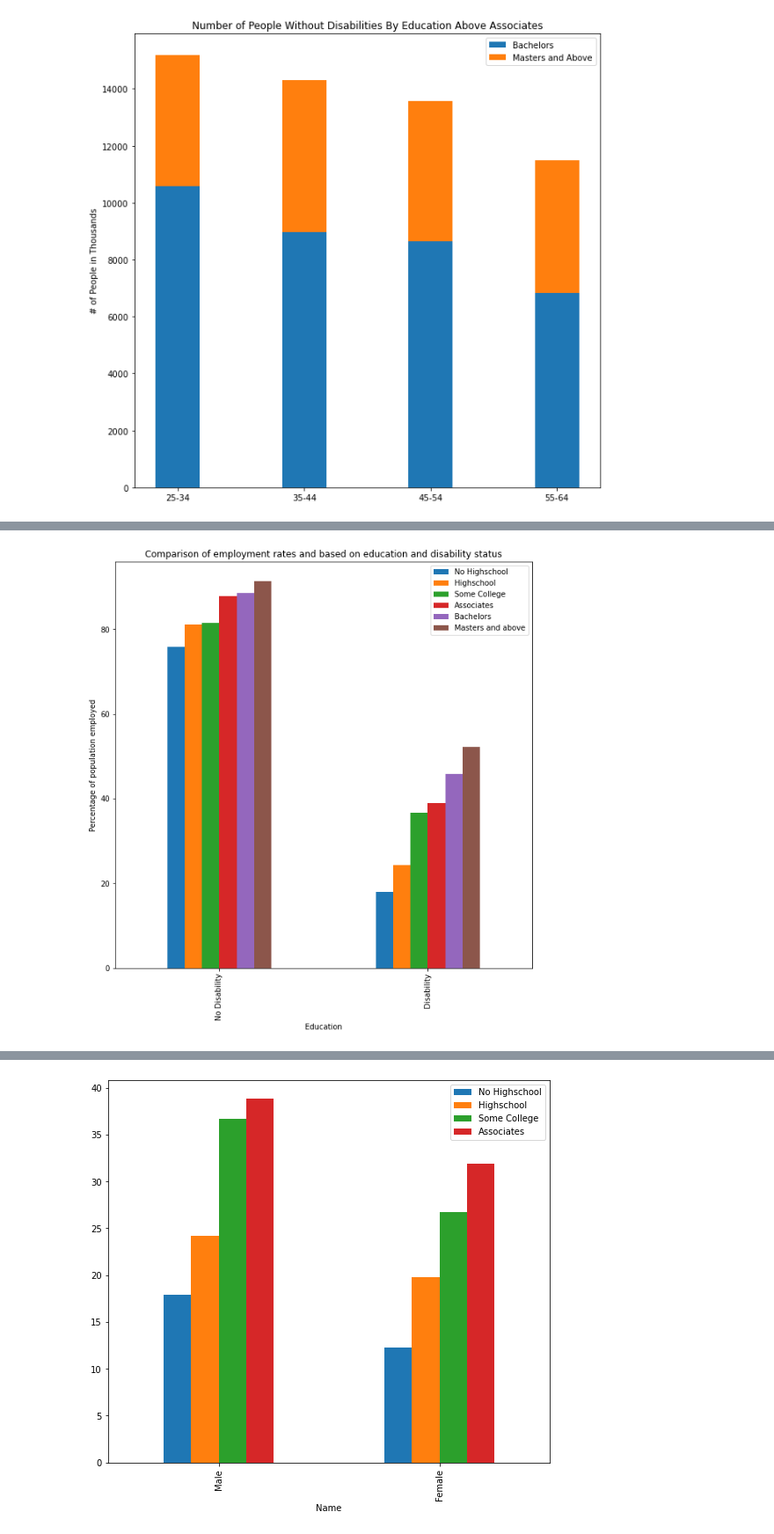
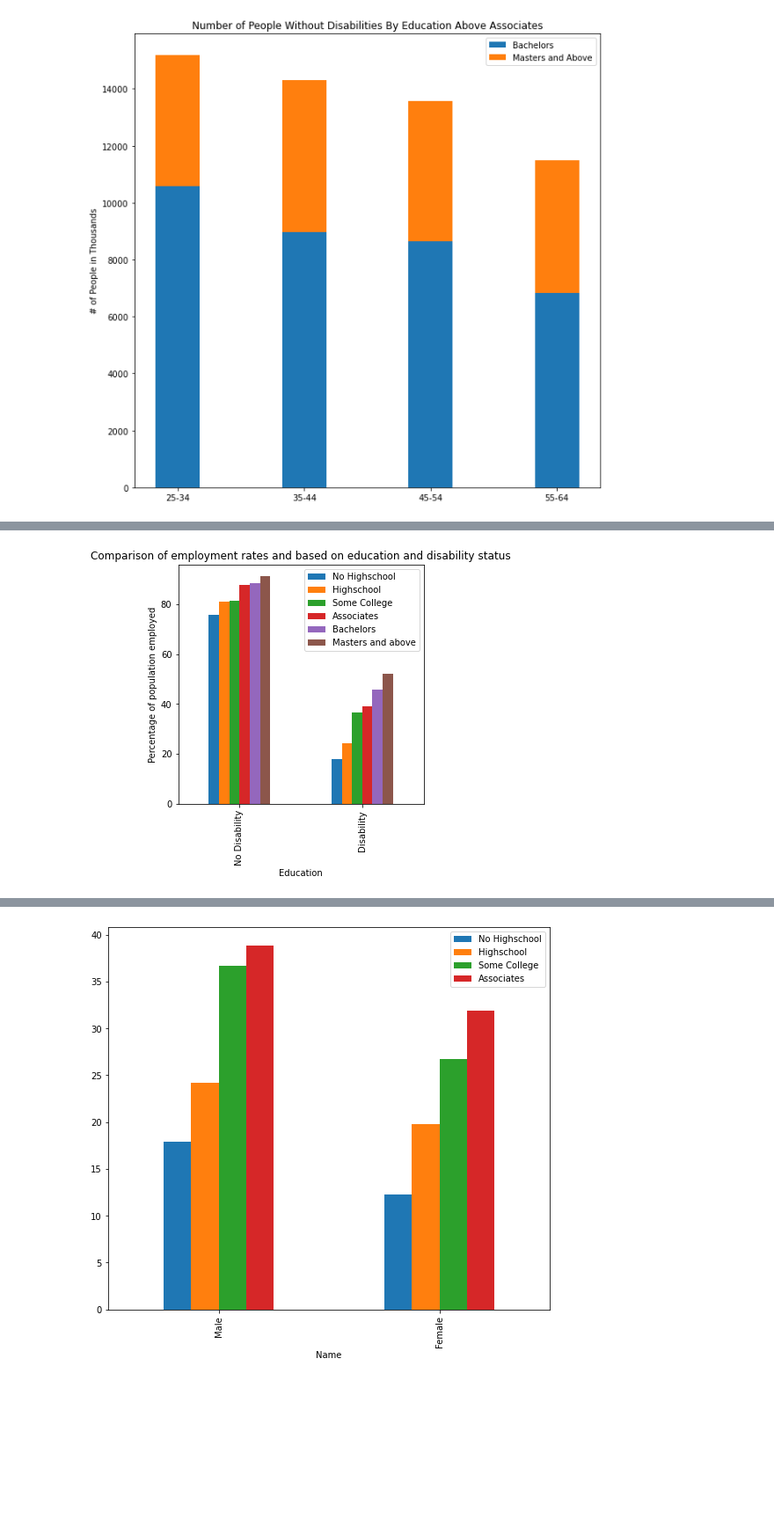
Before and after one commit to RaphaelAllusson/Disability-Research, a Jupyter notebook: Notebooks/analyzing_employment_and_education_data.ipynb, the cells around one changed output, grey strips where cells are left out. Shown: that part at 88% size. Drawn from its saved outputs; the diff is of its cells as text; code cells hidden in the pictures; blank space fills up the shorter version.

```diff
--- a/Notebooks/analyzing_employment_and_education_data.ipynb
+++ b/Notebooks/analyzing_employment_and_education_data.ipynb
@@ -548,16 +524,16 @@ plt.show()
 # %%
 data=[["No Disability",75.8, 81.1, 81.5, 87.9, 88.6, 91.4],
       ["Disability",17.9, 24.2, 36.7, 38.9, 45.8, 52.1],
      ]
 
 df=pd.DataFrame(data,columns=["Education","No Highschool","Highschool","Some College", "Associates", "Bachelors", "Masters and above"])
-df.plot(x="Education", y=["No Highschool","Highschool","Some College", "Associates", "Bachelors", "Masters and above"], kind="bar",figsize=(10,10))
+df.plot(x="Education", y=["No Highschool","Highschool","Some College", "Associates", "Bachelors", "Masters and above"], kind="bar",figsize=(5,5))
 plt.ylabel('Percentage of population employed')
 plt.title('Comparison of employment rates and based on education and disability status')
 plt.figsize = (20, 20)
 plt.show()
 # %% [output]
-[figure, old version]
+[figure, new version]
 # %%
 data=[["No disability", 31.6, 22.3, 19.4, 15.4, 14.6, 12.4],
       ["Disability", 82.5, 74.4, 65.2, 61.1, 54.1, 44.5],
```
Also changed, not shown: parts of 12 cells of this notebook.
